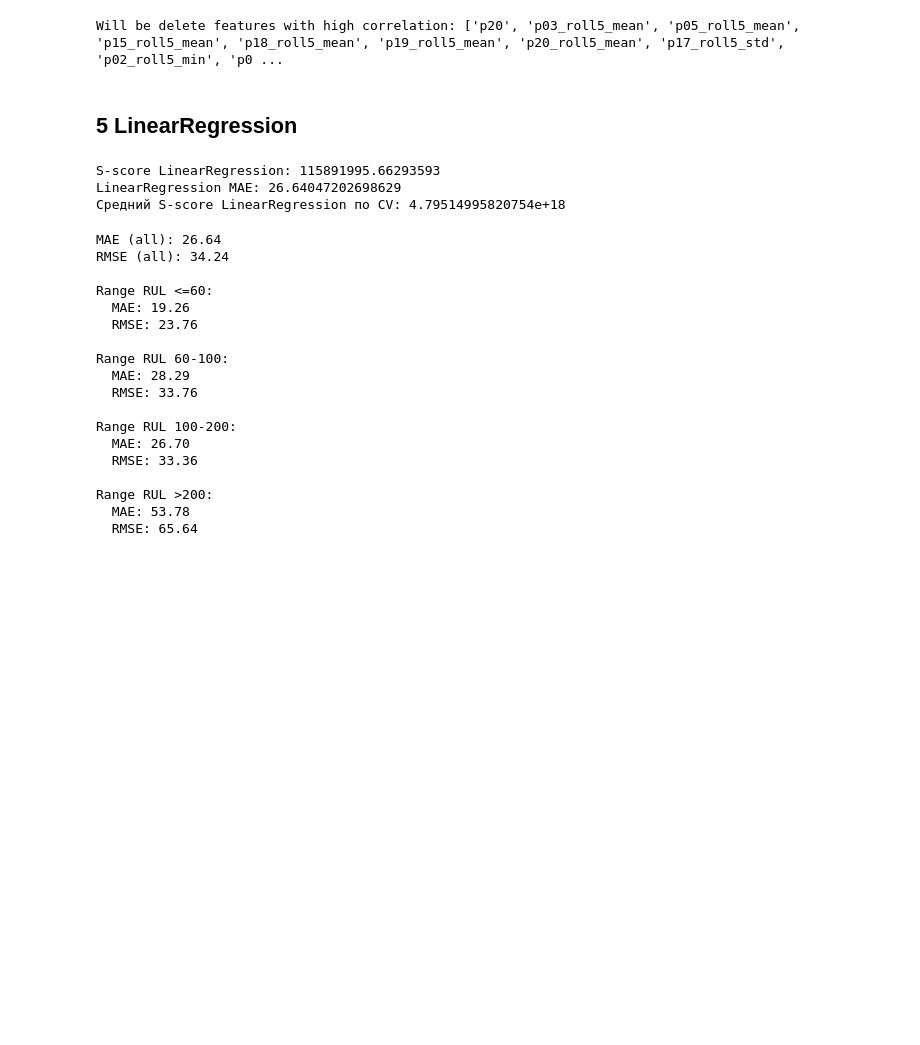
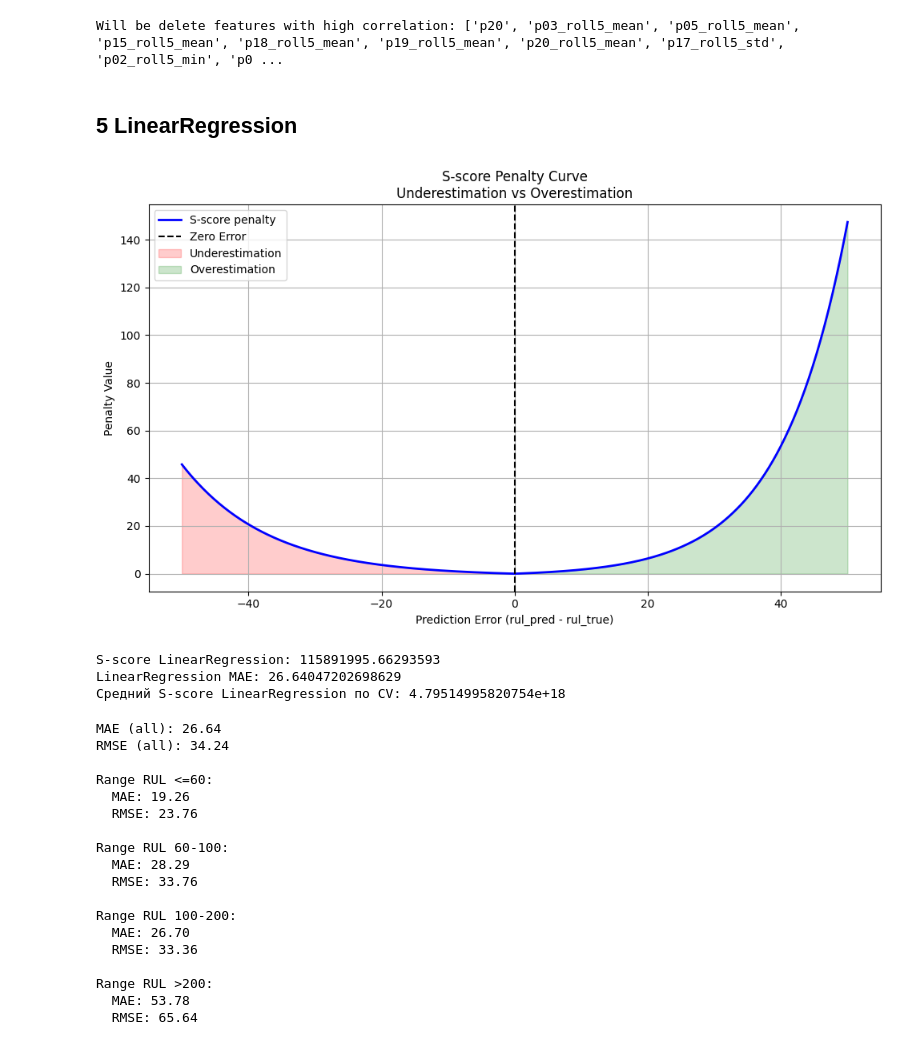
Before and after one commit to AleksTurov/motors, a Jupyter notebook: notebook/motor_rul_baseline_v2.ipynb, the cells around one changed output. Cells and saved outputs as stored; diff of their text form; code cells hidden in the pictures; blank space fills up the shorter version.

```diff
--- a/notebook/motor_rul_baseline_v2.ipynb
+++ b/notebook/motor_rul_baseline_v2.ipynb
@@ -554,6 +554,28 @@ def compute_s_score(rul_true, rul_pred):
     """
     diff = rul_pred - rul_true
     return np.sum(np.where(diff < 0, np.exp(-diff/13)-1, np.exp(diff/10)-1))
+# %%
+# Errors from -50 to +50
+diff_range = np.linspace(-50, 50, 500)
+
+# Formula from compute_s_score
+penalty_values = np.where(diff_range < 0, np.exp(-diff_range / 13) - 1, np.exp(diff_range / 10) - 1)
+
+plt.figure(figsize=(10, 6))
+plt.plot(diff_range, penalty_values, color='blue', linewidth=2, label='S-score penalty')
+plt.axvline(x=0, color='black', linestyle='--', label='Zero Error')
+plt.fill_between(diff_range, penalty_values, where=(diff_range < 0), color='red', alpha=0.2, label='Underestimation')
+plt.fill_between(diff_range, penalty_values, where=(diff_range > 0), color='green', alpha=0.2, label='Overestimation')
+
+plt.title('S-score Penalty Curve\nUnderestimation vs Overestimation')
+plt.xlabel('Prediction Error (rul_pred - rul_true)')
+plt.ylabel('Penalty Value')
+plt.legend()
+plt.grid(True)
+plt.tight_layout()
+plt.show()
+# %% [output]
+[figure, added]
 # %%
 
 lr = LinearRegression()
```
Also changed, not shown: 1 other file.
